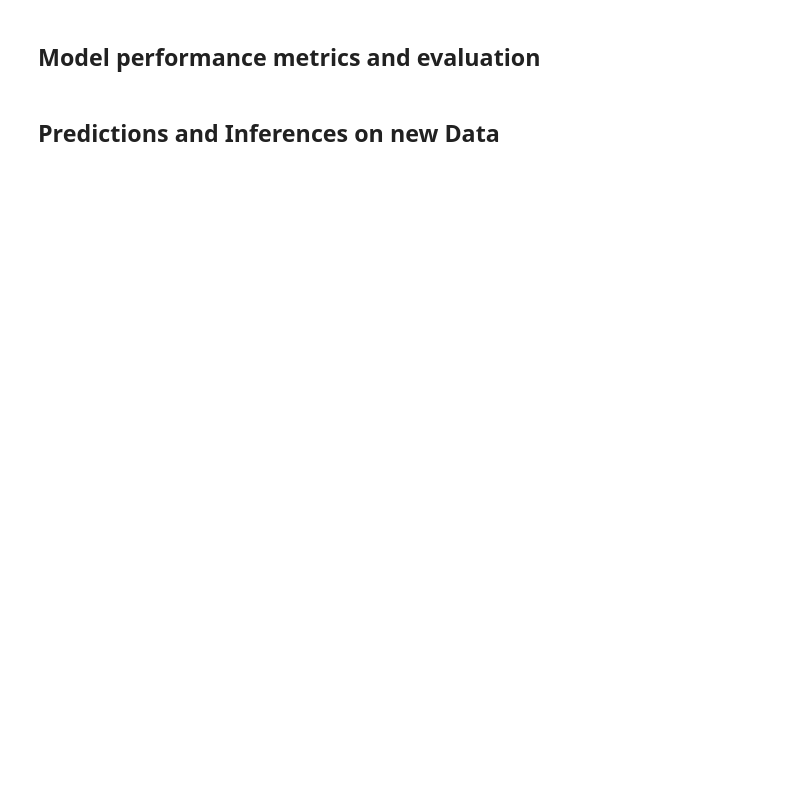
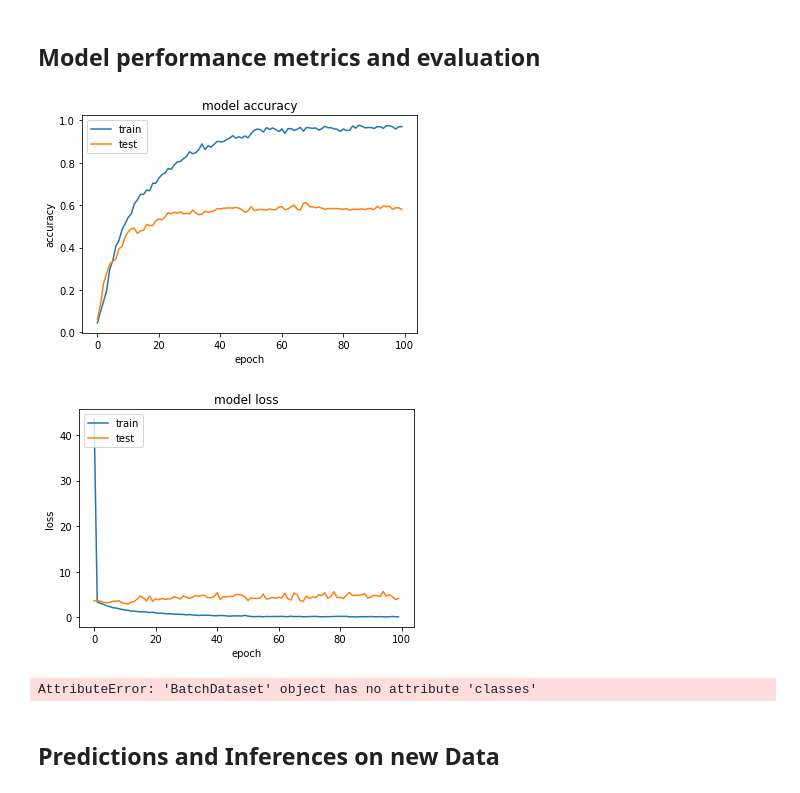
Before and after one commit to shanelk1/Recipe_recommendation_bot, a Jupyter notebook: image_classification_model_fruits_veg.ipynb, the cells around one changed output. Cells and saved outputs as stored; diff of their text form; code cells hidden in the pictures; blank space fills up the shorter version.

Commit message:
classification of 36 classes added

```diff
--- a/image_classification_model_fruits_veg.ipynb
+++ b/image_classification_model_fruits_veg.ipynb
@@ -46,20 +47,20 @@ import matplotlib.pyplot as plt
 # %%
 # creatnig the training, testing and validation
 train_df = image_dataset_from_directory(
-    directory = 'food_data/output/train',
+    directory = '/Users/jalhussain/ASU/ASU_Fintech/project2/Recipe_recommendation_bot/veg_fruits/train',
     labels = 'inferred',
     label_mode = 'categorical',
     seed = 5,
     color_mode="rgb",
     shuffle = True ,
     batch_size = 32 ,
-    image_size = (100,100),
+    image_size = (100,100)
 
 
     )
 
 test_df = image_dataset_from_directory(
-    directory = 'food_data/output/test',
+    directory = '/Users/jalhussain/ASU/ASU_Fintech/project2/Recipe_recommendation_bot/veg_fruits/test',
     labels = 'inferred',
     label_mode = 'categorical',
     seed = 5,
@@ -70,7 +71,7 @@ test_df = image_dataset_from_directory(
     )
 
 val_df = image_dataset_from_directory(
-    directory = 'food_data/output/val',
+    directory = '/Users/jalhussain/ASU/ASU_Fintech/project2/Recipe_recommendation_bot/veg_fruits/validation',
     labels = 'inferred',
     label_mode = 'categorical',
     seed = 5,
@@ -108,19 +109,20 @@ model = Sequential()
 #layer 1,2,3 sequence
 model.add(Conv2D(filters= 2, kernel_size=(3,3),activation='relu',input_shape = (100, 100, 3)))
 model.add(MaxPooling2D((2,2)))
-#model.add(Dropout(0.2))
+model.add(Dropout(0.2))
 #layer 4,5,6 sequence
 model.add(Conv2D(filters= 4, kernel_size=(3,3),activation='relu'))
 model.add(MaxPooling2D((2,2)))
-#model.add(Dropout(0.2))
+model.add(Dropout(0.2))
 
 #Dense Network
 model.add(Flatten())
 model.add(Dense(3000,activation='relu'))
 model.add(Dense(1500,activation='relu'))
+model.add(Dropout(0.25))
 model.add(Dense(500,activation='relu'))
-#output layer with 148 classifications
-model.add(Dense(148,activation='softmax'))
+#output layer with 36 classifications
+model.add(Dense(36,activation='softmax'))
 
 # compile the model using the adam optimizer and categorical crossentropy for loss as we are using one-hot encoding style catagories
 model.compile(optimizer='adam' ,
@@ -160,6 +162,6 @@ Non-trainable params: 0
 _________________________________________________________________
 # %%
 # Fitting the model with our traning dataset
-history = model.fit(train_df , epochs=100 , batch_size=1 , validation_data=val_df , verbose=1)
+history = model.fit(train_df , epochs=100 , batch_size=10 , validation_data=val_df , verbose=1)
 # %% [output]
 Epoch 1/100
@@ -209,3 +213,29 @@ tf.summary()
+# %%
+# summarize history for accuracy
+plt.plot(history.history['accuracy'])
+plt.plot(history.history['val_accuracy'])
+plt.title('model accuracy')
+plt.ylabel('accuracy')
+plt.xlabel('epoch')
+plt.legend(['train', 'test'], loc='upper left')
+plt.show()
+# summarize history for loss
+plt.plot(history.history['loss'])
+plt.plot(history.history['val_loss'])
+plt.title('model loss')
+plt.ylabel('loss')
+plt.xlabel('epoch')
+plt.legend(['train', 'test'], loc='upper left')
+plt.show()
+# %% [output]
+[figure, added]
+[figure, added]
+# %%
+# create a confusion matrix for the 36 classes
+cm = confusion_matrix(test_df.classes, predictions.argmax(axis=1))
+ConfusionMatrixDisplay(display_labels=test_df.classes).plot(cm)
+# %% [output]
+AttributeError: 'BatchDataset' object has no attribute 'classes'
 # %% [markdown]
 ## Predictions and Inferences on new Data
 # %%
```
Also changed, not shown: parts of 10 cells of this notebook.
